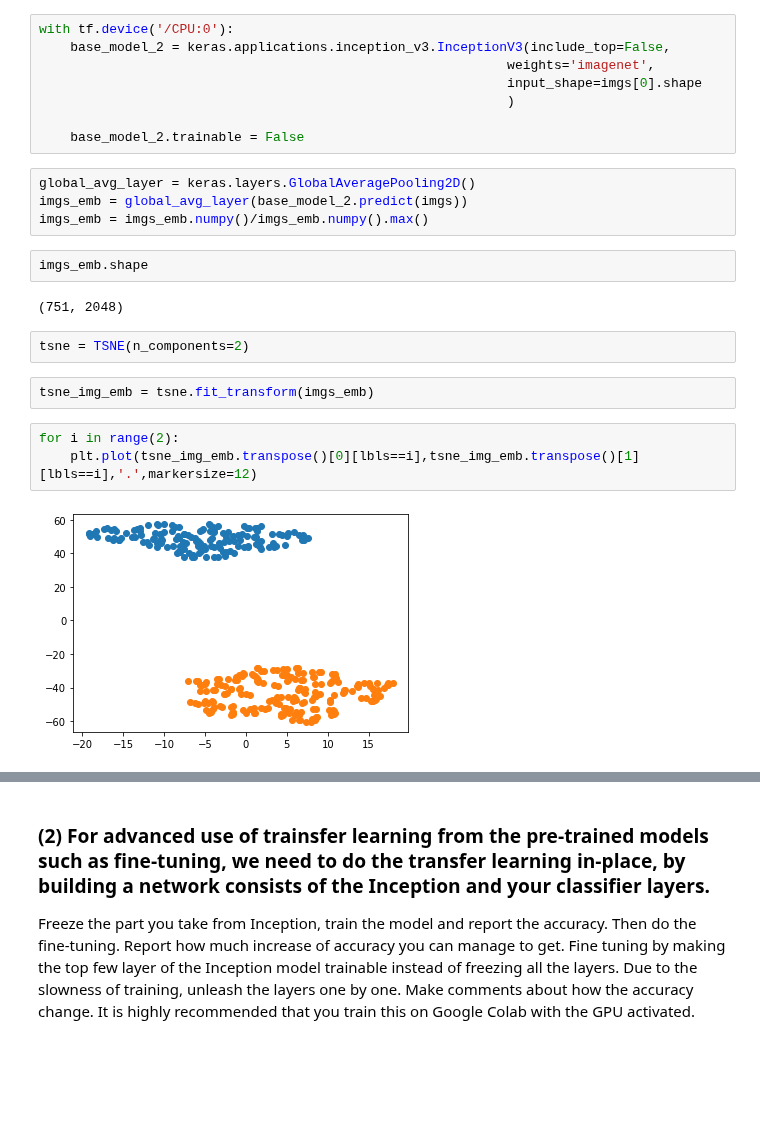
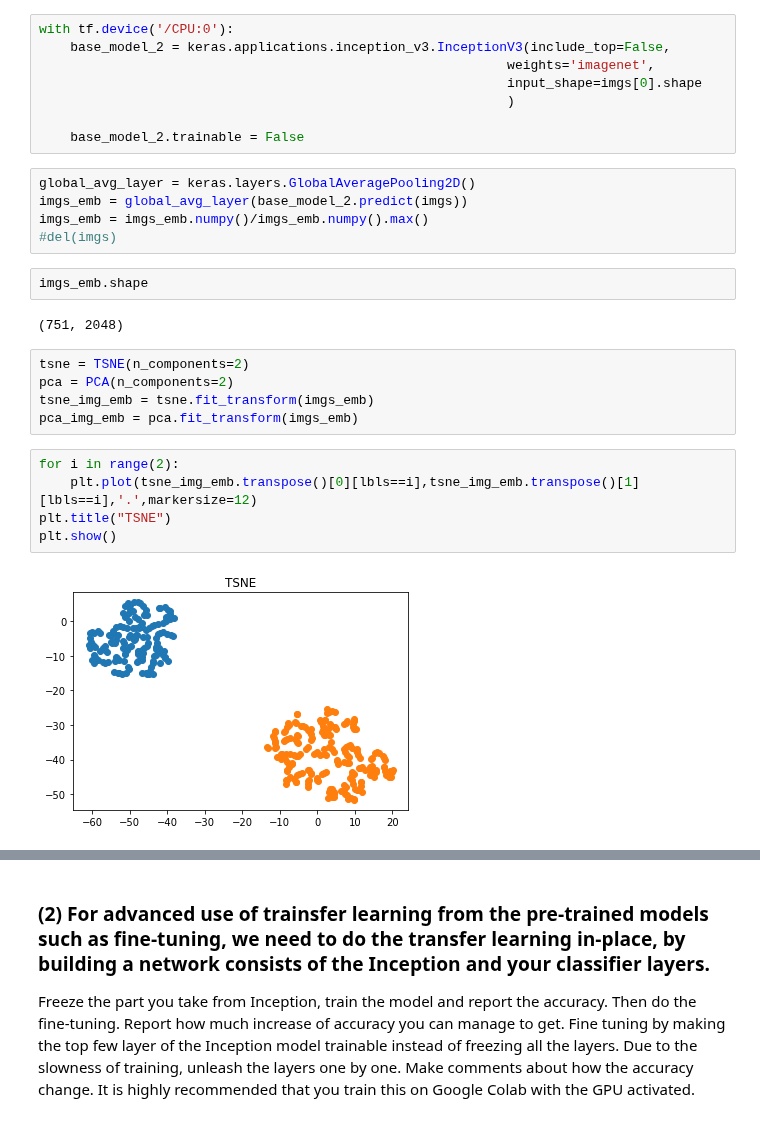
Before and after one commit to zmiller22/AM216, a Jupyter notebook: HW4/P2-Copy2.ipynb, the cells around one changed output, grey strips where cells are left out. Drawn from its saved outputs; the diff is of its cells as text; blank space fills up the shorter version.

```diff
--- a/HW4/P2-Copy2.ipynb
+++ b/HW4/P2-Copy2.ipynb
@@ -209,16 +258,20 @@ with tf.device('/CPU:0'):
 global_avg_layer = keras.layers.GlobalAveragePooling2D()
 imgs_emb = global_avg_layer(base_model_2.predict(imgs))
 imgs_emb = imgs_emb.numpy()/imgs_emb.numpy().max()
+#del(imgs)
 # %%
 imgs_emb.shape
 # %% [output]
 (751, 2048)
-# %%
-tsne = TSNE(n_components=2)
-# %%
-tsne_img_emb = tsne.fit_transform(imgs_emb)
+# %%
+tsne = TSNE(n_components=2)
+pca = PCA(n_components=2)
+tsne_img_emb = tsne.fit_transform(imgs_emb)
+pca_img_emb = pca.fit_transform(imgs_emb)
 # %%
 for i in range(2):
     plt.plot(tsne_img_emb.transpose()[0][lbls==i],tsne_img_emb.transpose()[1][lbls==i],'.',markersize=12)
+plt.title("TSNE")
+plt.show()
 # %% [output]
-[figure, old version]
+[figure, new version]
```
Also changed, not shown: parts of 25 cells of this notebook, 1 other file.
